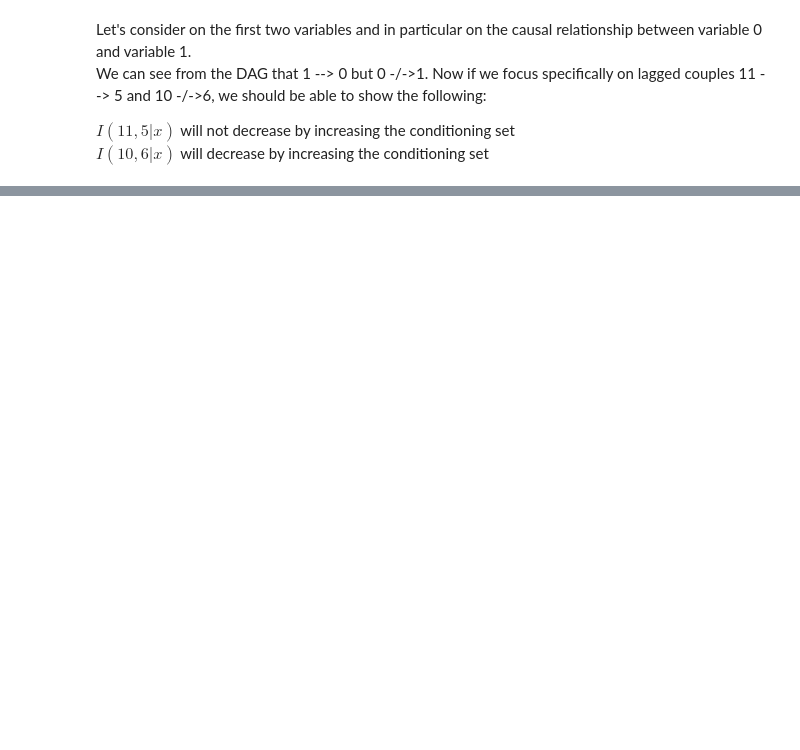
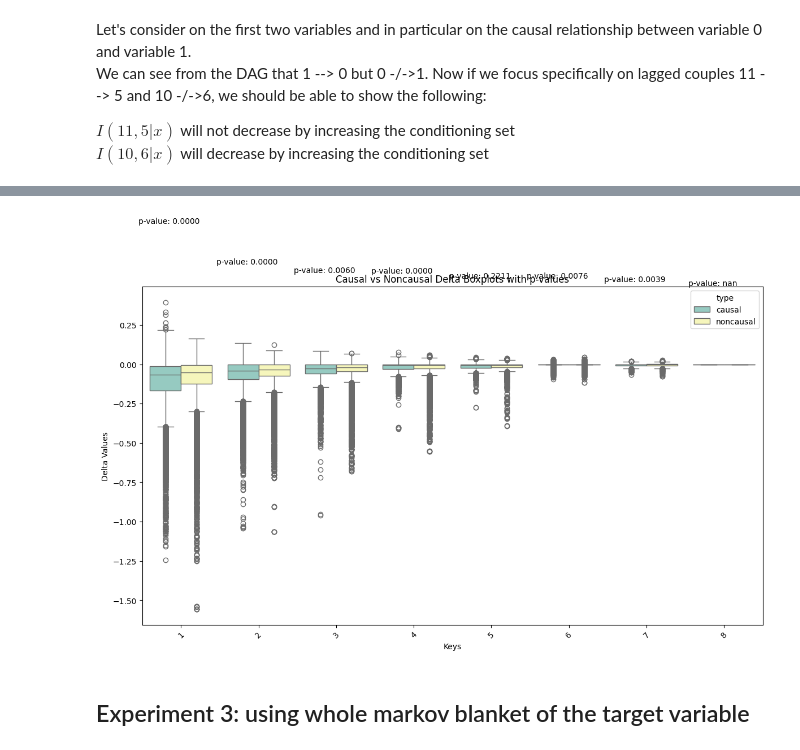
Before and after one commit to gmpal/td2c, a Jupyter notebook: notebooks/assessment/deltas.ipynb, the cells around one changed output, grey strips where cells are left out. Cells and saved outputs as stored; diff of their text form; code cells hidden in the pictures; blank space fills up the shorter version.

```diff
--- a/notebooks/assessment/deltas.ipynb
+++ b/notebooks/assessment/deltas.ipynb
@@ -231,0 +477,70 @@ plt.show()
+# %%
+from scipy.stats import ttest_ind
+
+
+# Prepare data for boxplot and calculate p-values
+data = []
+keys = set(causal_deltas_single_dag.keys()).union(set(noncausal_deltas_single_dag.keys()))
+
+for key in keys:
+    if key in causal_deltas_single_dag and key in noncausal_deltas_single_dag:
+        for causal_val, noncausal_val in zip(causal_deltas_single_dag[key], noncausal_deltas_single_dag[key]):
+            t_stat, p_val = ttest_ind(causal_deltas_single_dag[key], noncausal_deltas_single_dag[key])
+            data.append({
+                'key': key,
+                'type': 'causal',
+                'value': causal_val,
+                'p_value': p_val
+            })
+            data.append({
+                'key': key,
+                'type': 'noncausal',
+                'value': noncausal_val,
+                'p_value': p_val
+            })
+    elif key in causal_deltas_single_dag:
+        for causal_val in causal_deltas_single_dag[key]:
+            data.append({
+                'key': key,
+                'type': 'causal',
+                'value': causal_val,
+                'p_value': None  # No p-value for single data points
+            })
+    elif key in noncausal_deltas_single_dag:
+        for noncausal_val in noncausal_deltas_single_dag[key]:
+            data.append({
+                'key': key,
+                'type': 'noncausal',
+                'value': noncausal_val,
+                'p_value': None  # No p-value for single data points
+            })
+
+# Convert to DataFrame
+df = pd.DataFrame(data)
+
+# Plotting boxplots
+plt.figure(figsize=(12, 8))
+plt.title('Causal vs Noncausal Delta Boxplots with p-values')
+
+# Boxplot using seaborn
+import seaborn as sns
+sns.boxplot(x='key', y='value', hue='type', data=df, palette='Set3')
+
+# Annotate with p-values
+for key in keys:
+    causal_vals = df[(df['key'] == key) & (df['type'] == 'causal')]['value'].values
+    noncausal_vals = df[(df['key'] == key) & (df['type'] == 'noncausal')]['value'].values
+    p_val = df[(df['key'] == key) & (df['type'] == 'causal')]['p_value'].values[0]  # Assume p-value is the same for both causal and noncausal
+
+    if p_val is not None:
+        plt.text(list(keys).index(key) - 0.15, max(max(causal_vals), max(noncausal_vals)) + 0.5, f'p-value: {p_val:.4f}', fontsize=10, ha='center')
+
+plt.xlabel('Keys')
+plt.ylabel('Delta Values')
+plt.xticks(rotation=45)
+plt.tight_layout()
+plt.show()
+# %% [output]
+[figure, added]
+# %% [markdown]
+## Experiment 3: using whole markov blanket of the target variable
```
Also changed, not shown: parts of 35 cells of this notebook, 1 other file.
